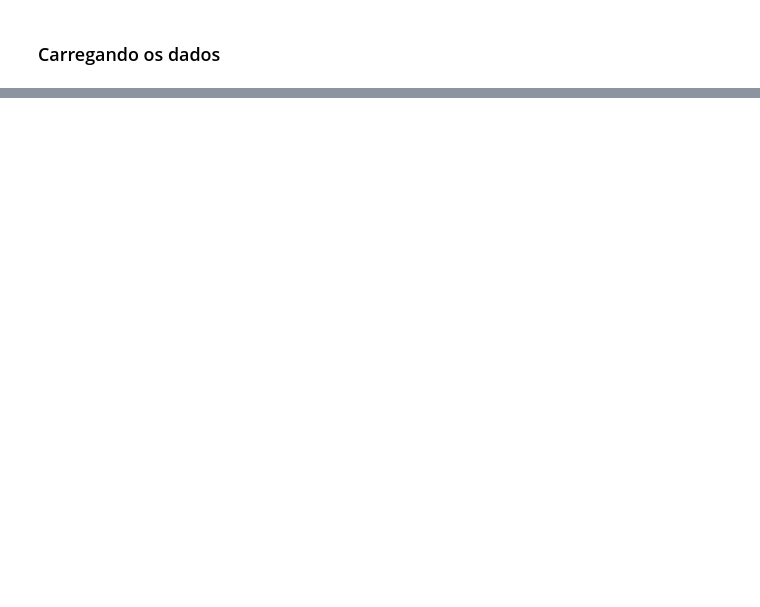
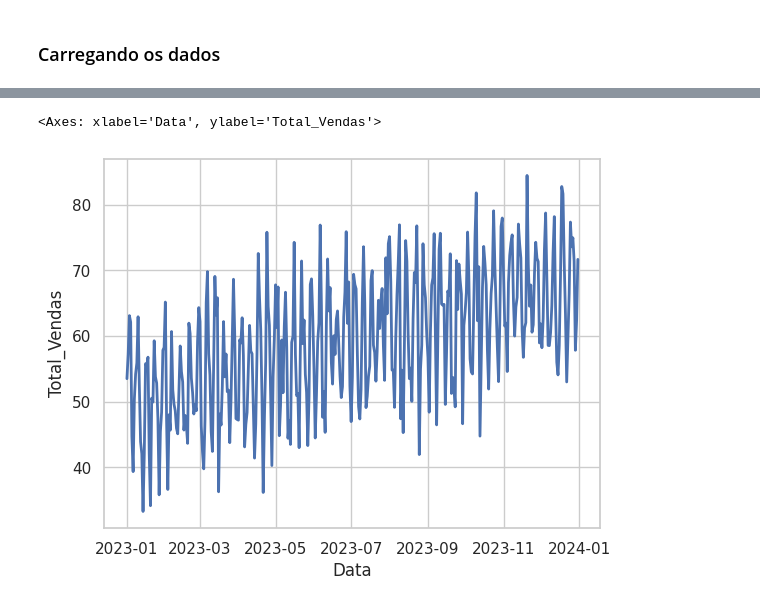
Before and after one commit to AllvMjr/dsa, a Jupyter notebook: cap16/series_temporais.ipynb, the cells around one changed output, grey strips where cells are left out. Cells and saved outputs as stored; diff of their text form; code cells hidden in the pictures; blank space fills up the shorter version.

```diff
--- a/cap16/series_temporais.ipynb
+++ b/cap16/series_temporais.ipynb
@@ -50,0 +129,8 @@ df_dsa.tail()
+# %%
+
+sns.set_theme(style="whitegrid")
+
+sns.lineplot(data=serie_temporal,linewidth=2, sizes = (18, 10))
+# %% [output]
+<Axes: xlabel='Data', ylabel='Total_Vendas'>
+[figure, added]
```
Also changed, not shown: parts of 21 cells of this notebook.
